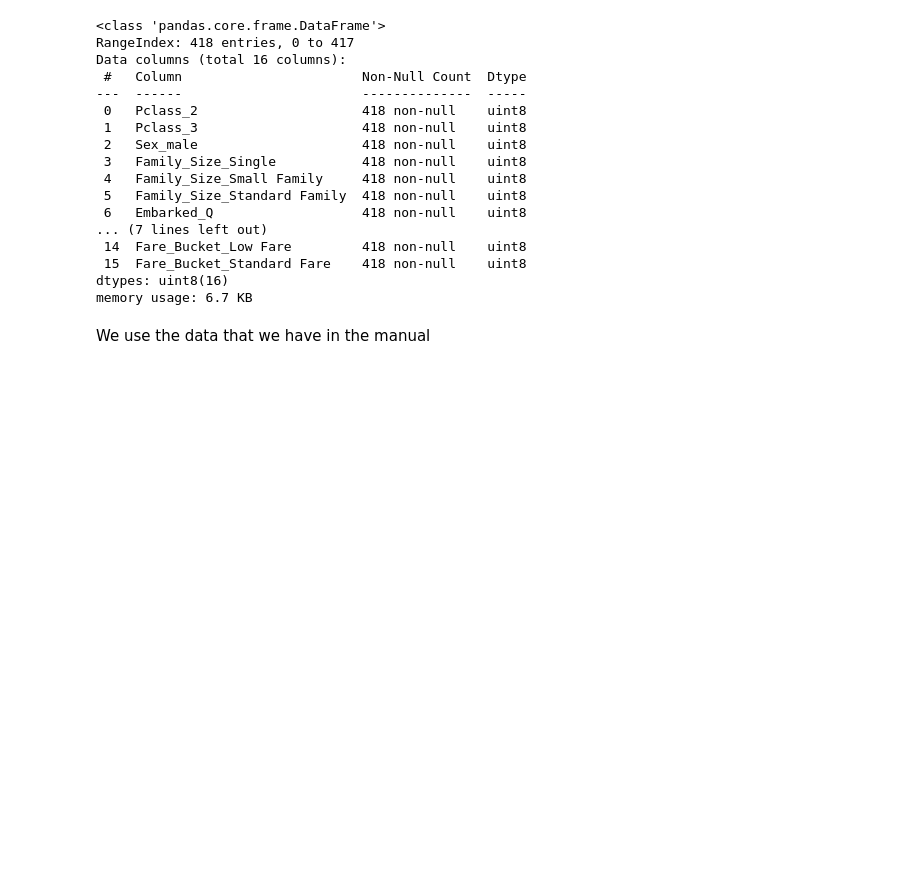
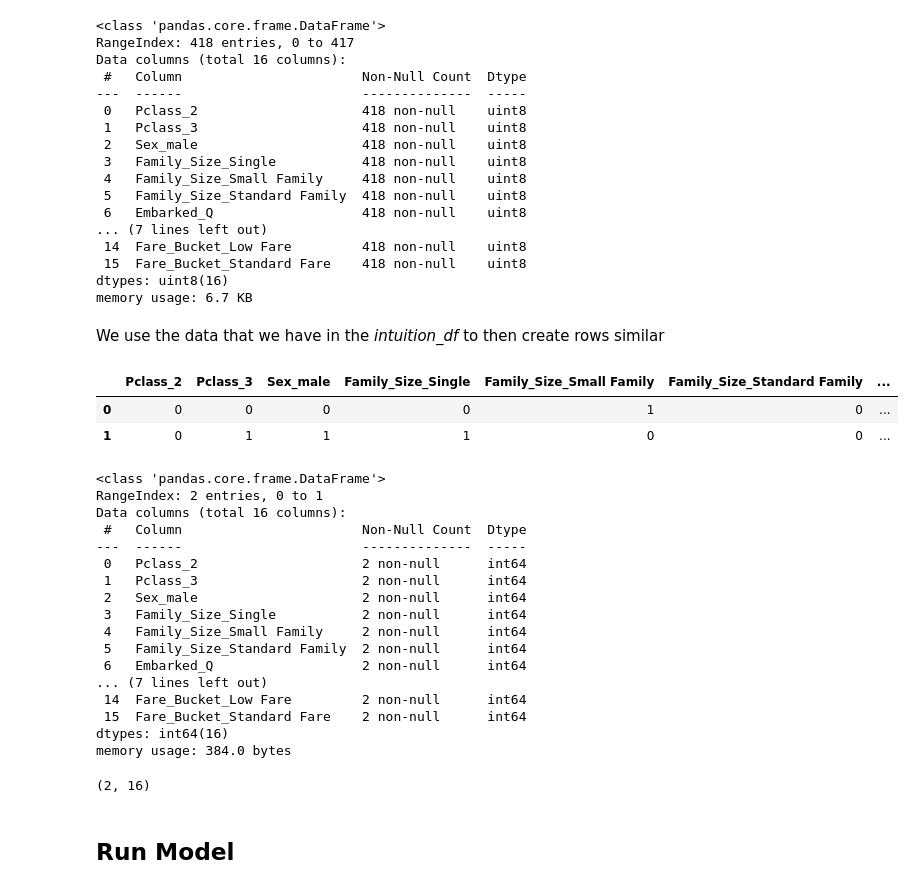
Before and after one commit to ashwin-vx/machine-learnings, a Jupyter notebook: kaggle_titanic_competition.ipynb, the cells around one changed output. Saved outputs shown, nothing was run; the diff lists cells and outputs as text; code cells hidden in the pictures; blank space fills up the shorter version.

Commit message:
Intuition completed

```diff
--- a/kaggle_titanic_competition.ipynb
+++ b/kaggle_titanic_competition.ipynb
@@ -905,4 +908,79 @@ Data columns (total 16 columns):
 dtypes: uint8(16)
 memory usage: 6.7 KB
 # %% [markdown]
-We use the data that we have in the manual
+We use the data that we have in the _intuition_df_ to then create rows similar
+# %%
+row1 = {
+    "Pclass_2": 0,
+    "Pclass_3": 0,
+    "Sex_male": 0,
+    "Family_Size_Single": 0,
+    "Family_Size_Small Family": 1,
+    "Family_Size_Standard Family": 0,
+    "Embarked_Q": 0,
+    "Embarked_S": 1,
+    "Age_Bucket_Mature Age": 0,
+    "Age_Bucket_Senior": 0,
+    "Age_Bucket_Teen": 0,
+    "Age_Bucket_Young Adult": 1,
+    "Fare_Bucket_High Fare": 1,
+    "Fare_Bucket_Highest Fare": 0,
+    "Fare_Bucket_Low Fare": 0,
+    "Fare_Bucket_Standard Fare": 0
+}
+
+row2 = {
+    "Pclass_2": 0,
+    "Pclass_3": 1,
+    "Sex_male": 1,
+    "Family_Size_Single": 1,
+    "Family_Size_Small Family": 0,
+    "Family_Size_Standard Family": 0,
+    "Embarked_Q": 0,
+    "Embarked_S": 1,
+    "Age_Bucket_Mature Age": 0,
+    "Age_Bucket_Senior": 0,
+    "Age_Bucket_Teen": 0,
+    "Age_Bucket_Young Adult": 1,
+    "Fare_Bucket_High Fare": 0,
+    "Fare_Bucket_Highest Fare": 0,
+    "Fare_Bucket_Low Fare": 1,
+    "Fare_Bucket_Standard Fare": 0
+}
+
+intuition_input = pd.DataFrame()
+intuition_input = intuition_input.append(row1, ignore_index=True)
+intuition_input = intuition_input.append(row2, ignore_index=True)
+
+intuition_input.head()
+intuition_input.info()
+
+input_x = intuition_input.values
+input_x = input_x.astype(np.float64, copy=False)
+input_x = sc.fit_transform(input_x)
+
+input_x.shape
+# %% [output]
+|  | Pclass_2 | Pclass_3 | Sex_male | Family_Size_Single | Family_Size_Small Family | Family_Size_Standard Family | ... |
+| 0 | 0 | 0 | 0 | 0 | 1 | 0 | ... |
+| 1 | 0 | 1 | 1 | 1 | 0 | 0 | ... |
+<class 'pandas.core.frame.DataFrame'>
+RangeIndex: 2 entries, 0 to 1
+Data columns (total 16 columns):
+ #   Column                       Non-Null Count  Dtype
+---  ------                       --------------  -----
+ 0   Pclass_2                     2 non-null      int64
+ 1   Pclass_3                     2 non-null      int64
+ 2   Sex_male                     2 non-null      int64
+ 3   Family_Size_Single           2 non-null      int64
+ 4   Family_Size_Small Family     2 non-null      int64
+ 5   Family_Size_Standard Family  2 non-null      int64
+ 6   Embarked_Q                   2 non-null      int64
+... (7 lines left out)
+ 14  Fare_Bucket_Low Fare         2 non-null      int64
+ 15  Fare_Bucket_Standard Fare    2 non-null      int64
+dtypes: int64(16)
+memory usage: 384.0 bytes
+(2, 16)
+# %% [markdown]
+## Run Model
```
Also changed, not shown: parts of 13 cells of this notebook, 1 other file.
